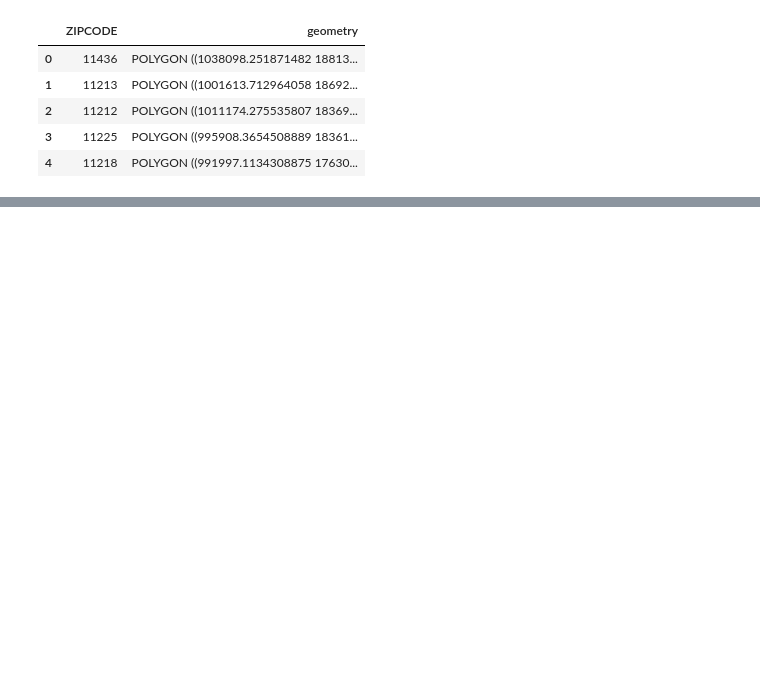
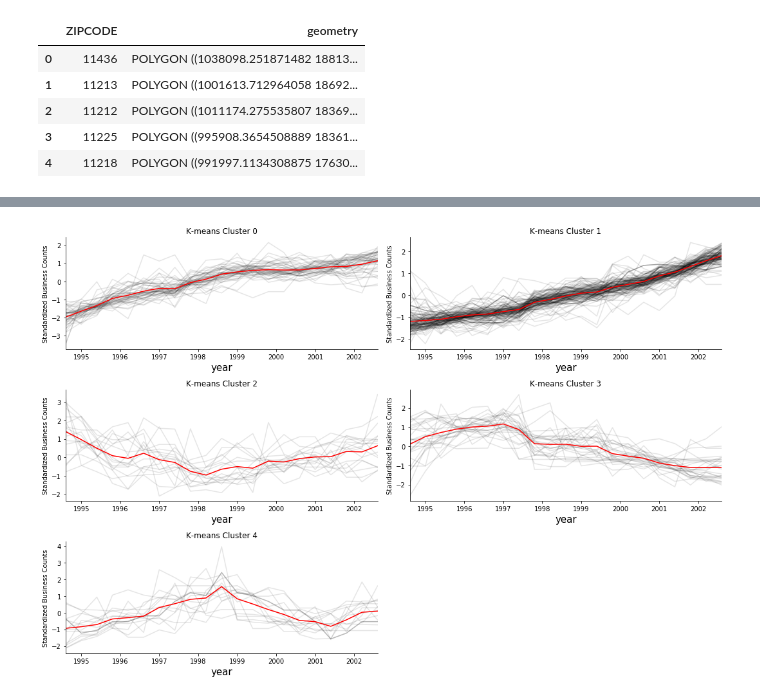
Before and after one commit to jazzzchan/PUI2017_yc3300, a Jupyter notebook: HW11_yc3300/HW11_Assignment1.ipynb, the cells around one changed output, grey strips where cells are left out. Drawn from its saved outputs; the diff is of its cells as text; code cells hidden in the pictures; blank space fills up the shorter version.

```diff
--- a/HW11_yc3300/HW11_Assignment1.ipynb
+++ b/HW11_yc3300/HW11_Assignment1.ipynb
@@ -187,0 +289,17 @@ df = df[['est', '']]
+# %%
+#Kmeans
+n = 5
+km = KMeans(n_clusters=n)
+km_res = km.fit(std_df)
+# %%
+#Hierarchical
+n = 5
+agc = AgglomerativeClustering(n_clusters=n,  compute_full_tree=True)
+agc_res = agc.fit(std_df)
+# %%
+std_df['KLABEL'] = km_res.labels_
+std_df['AGCLABEL'] = agc_res.labels_
+# %%
+centersKM = pd.DataFrame(km_res.cluster_centers_)
+centersKM.columns = std_df.columns[:-2]
+centersKM.head()
@@ -187,0 +316,20 @@ df = df[['est', '']]
+# %%
+fig = pl.figure(figsize=(15,10))
+
+for k in range(n):
+    ax = fig.add_subplot(3,2,k+1)
+    cluster = std_df[std_df['KLABEL'] == k]
+    ax.plot(cluster.iloc[:,:-2].T, c='k', alpha=0.1)
+    ax.plot(centersKM.iloc[k], c='r')
+    ax.set_xticklabels(cluster.columns[:-2])
+    ax.spines['right'].set_visible(False)
+    ax.spines['top'].set_visible(False)
+    ax.set_xlabel('year', fontsize=15)
+    ax.set_ylabel('Standardized Business Counts', fontsize=10)
+    ax.set_xlim([1994,2014])
+    ax.set_title("K-means Cluster {}".format(str(k)))
+
+pl.tight_layout()
+pl.show()
+# %% [output]
+[figure, added]
```
Also changed, not shown: parts of 36 cells of this notebook.
